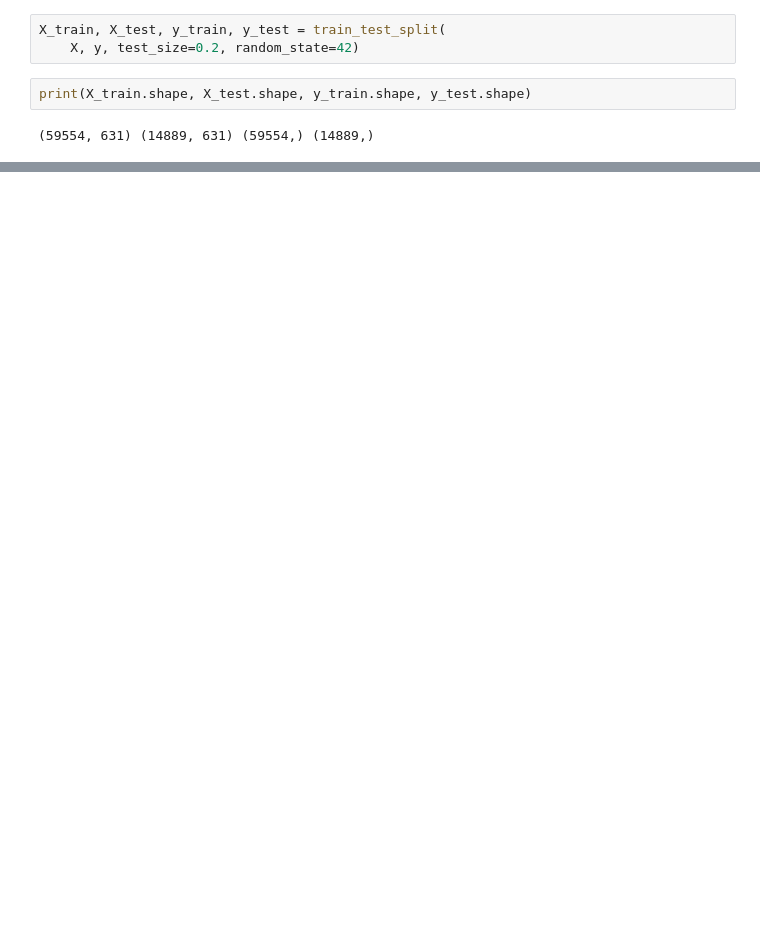
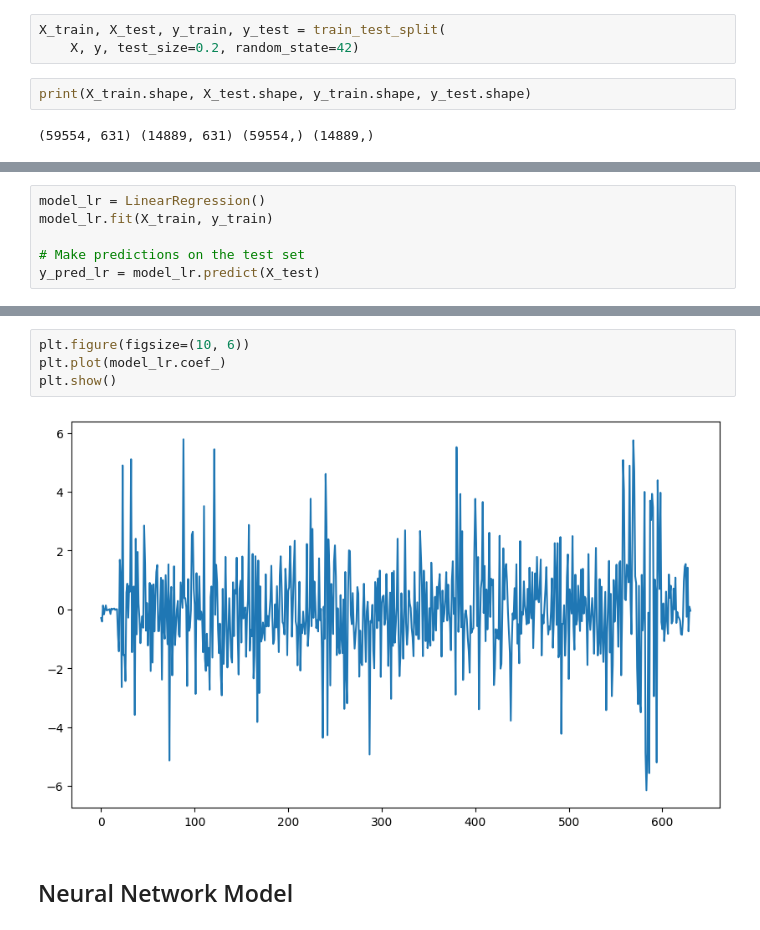
Before and after one commit to leeh-nix/air-quality-index-prediction, a Jupyter notebook: AQI_ml.ipynb, the cells around one changed output, grey strips where cells are left out. Saved outputs shown, nothing was run; the diff lists cells and outputs as text; blank space fills up the shorter version.

```diff
--- a/AQI_ml.ipynb
+++ b/AQI_ml.ipynb
@@ -157,0 +137,6 @@ print(X_train.shape, X_test.shape, y_train.shape, y_test.shape)
+# %%
+model_lr = LinearRegression()
+model_lr.fit(X_train, y_train)
+
+# Make predictions on the test set
+y_pred_lr = model_lr.predict(X_test)
@@ -157,0 +159,8 @@ print(X_train.shape, X_test.shape, y_train.shape, y_test.shape)
+# %%
+plt.figure(figsize=(10, 6))
+plt.plot(model_lr.coef_)
+plt.show()
+# %% [output]
+[figure, added]
+# %% [markdown]
+## Neural Network Model
```
Also changed, not shown: parts of 14 cells of this notebook.
